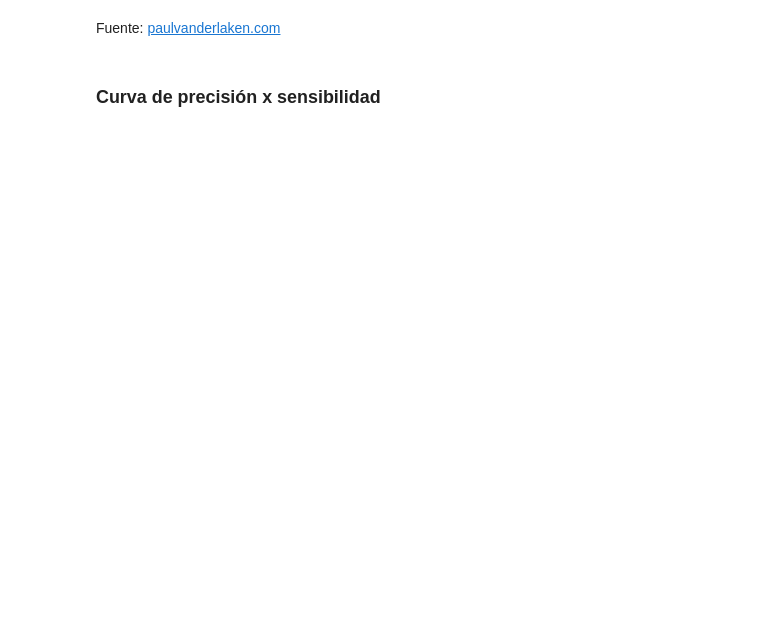
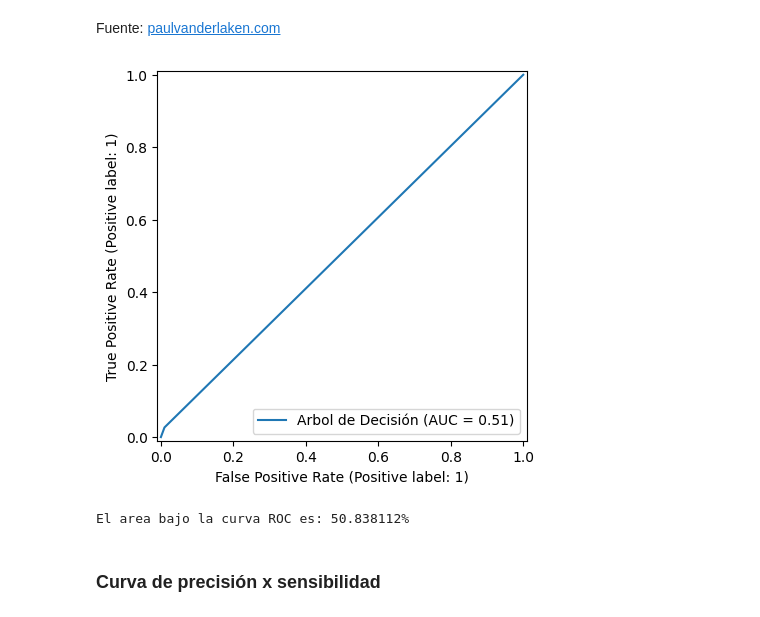
Before and after one commit to betorockers/DataScience_AluraLatam, a Jupyter notebook: 4-Estadisticas_y_Machine_Learning/Regresión_Lineal/4-Clasificacion-validacion_modelo_metricas_evaluacion/Clasificacion_validacion_y_metricas.ipynb, the cells around one changed output. Saved outputs shown, nothing was run; the diff lists cells and outputs as text; code cells hidden in the pictures; blank space fills up the shorter version.

```diff
--- a/4-Estadisticas_y_Machine_Learning/Regresión_Lineal/4-Clasificacion-validacion_modelo_metricas_evaluacion/Clasificacion_validacion_y_metricas.ipynb
+++ b/4-Estadisticas_y_Machine_Learning/Regresión_Lineal/4-Clasificacion-validacion_modelo_metricas_evaluacion/Clasificacion_validacion_y_metricas.ipynb
@@ -202,0 +251,4 @@ Fuente: [paulvanderlaken.com](https://paulvanderlaken.com/2019/08/16/roc-auc-pre
+# %%
+RocCurveDisplay.from_predictions(y_val, y_previsto, name='Arbol de Decisión');
+# %% [output]
+[figure, added]
@@ -203,3 +257,7 @@ Fuente: [paulvanderlaken.com](https://paulvanderlaken.com/2019/08/16/roc-auc-pre
+# %%
+print(f'El area bajo la curva ROC es: {roc_auc_score(y_val, y_previsto):2%}')
+# %% [output]
+El area bajo la curva ROC es: 50.838112%
 # %% [markdown]
 ### Curva de  precisión x sensibilidad
 # %%
```
Also changed, not shown: parts of 32 cells of this notebook, 7 other files.
